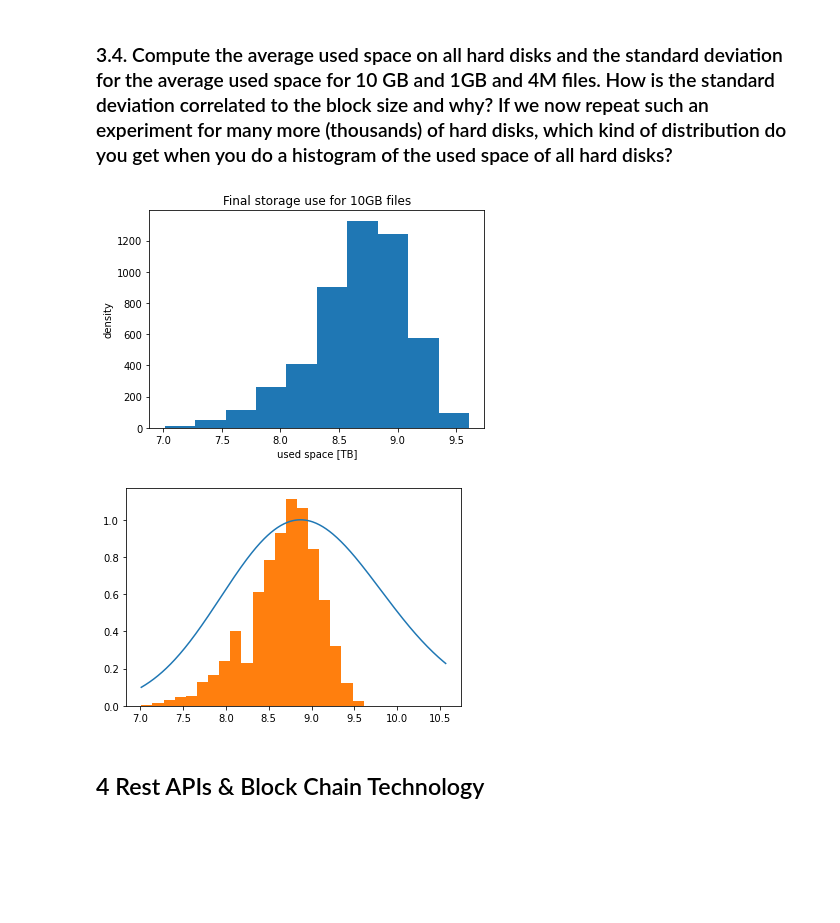
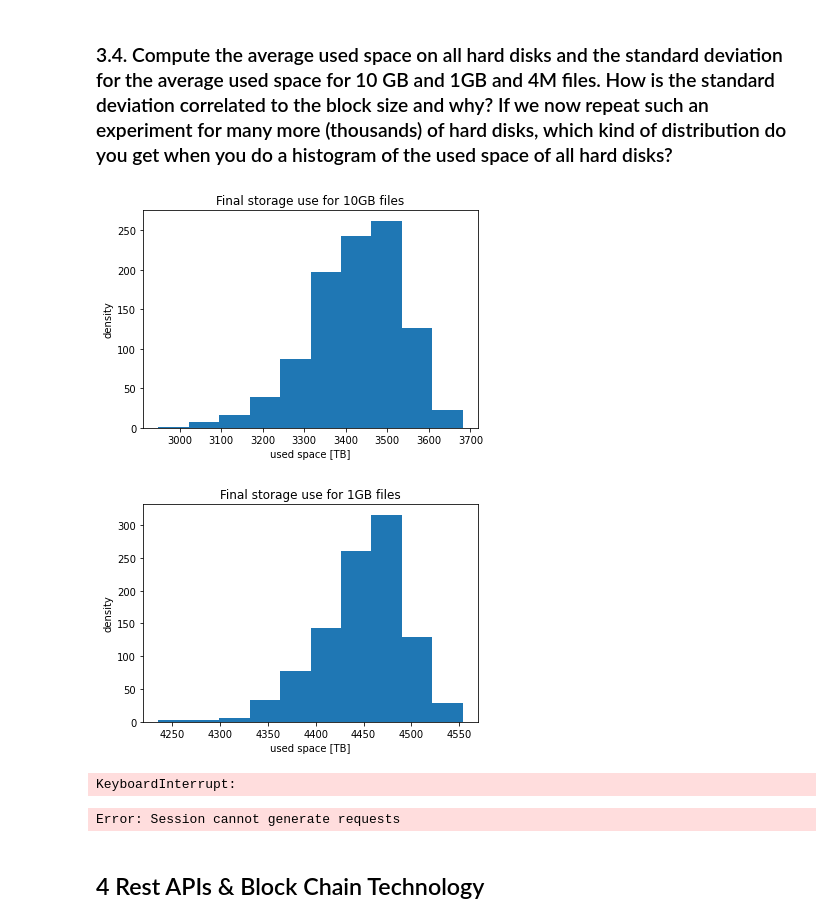
Before and after one commit to SaverioMonaco/MAPDAssignment, a Jupyter notebook: datamanagement.ipynb, the cells around one changed output. Drawn from its saved outputs; the diff is of its cells as text; code cells hidden in the pictures; blank space fills up the shorter version.

```diff
--- a/datamanagement.ipynb
+++ b/datamanagement.ipynb
@@ -332,7 +332,7 @@ def place_files(N_disks, disk_size, file_size, file_count = True):
         avg_new_files = (3*N_disks//4)*min_max_files
 
         # Generate an array for random placement of that many files
-        placings = choose(range(N_disks),avg_new_files)
+        placings = choose(range(N_disks),min(100000,avg_new_files))# Maybe set an upper bound for avg_new_files.
 
         # Count how many files will be added to each disk
         keys, counts = np.unique(placings, return_counts=True)
@@ -345,9 +345,9 @@ def place_files(N_disks, disk_size, file_size, file_count = True):
         while np.any(new_files > max_new_files):
             # by at least how many files?
             excess = new_files - max_new_files
-            excess = excess[excess<0].sum()
-            pl_ex = placings[excess:]
-            placings = placings[:excess]
+            excess = excess[excess>0].sum()
+            pl_ex = placings[-excess:]
+            placings = placings[:-excess]
             # Count how many files will be removed from each disk
             keys, counts = np.unique(pl_ex, return_counts=True)
             # Rebuild counts array, in case not all disks are present
@@ -448,30 +448,34 @@ plot_usage(disk_size,free_space)
 # %%
 # Using dask for simulation time purposes
 import dask as dk
 from scipy.stats import nbinom
 
-for file_size in [10*1024]:#,1024,4]:
+
+N_disks = 5000
+for file_size in [10*1024,1024,4]:
     simulate = lambda N: dk.delayed()(
         [dk.delayed(place_files)(N_disks,disk_size,file_size,file_count=False) for _ in range(N)]
         ).compute()
-    sims = np.array(simulate(5000))/1024/1024
+    sims = np.array(simulate(1000))/1024/1024
     avg = np.average(sims)
     std = np.std(sims)
     # Plotting histogram
     plt.hist(sims)
-    # Overimposing a negative binomialdistribution
-    #lb, ub = int(sims.min()), int(sims.max())
-    #s = np.arange(lb,ub)*1024*1024
-    #goal = int(disk_size/file_size)
-    #nbinom()
+   # Overimposing a negative binomialdistribution
+   #lb, ub = int(sims.min()), int(sims.max())
+   #s = np.arange(lb,ub)*1024*1024
+   #goal = int(disk_size/file_size)
+   #nbinom()
     unit = 'GB' if file_size >= 1024 else 'MB'
     norm = 1 if unit == 'MB' else 1024
     plt.title(f'Final storage use for {int(file_size/norm)}{unit} files')
     plt.xlabel('used space [TB]')
     plt.ylabel('density')
     plt.show()
 # %% [output]
-[figure, old version]
+[figure, new version]
+[figure, added]
+KeyboardInterrupt:
 # %%
 lb, ub = int(sims.min()*1024*1024/file_size), int(sims.max()*1024*1024/file_size)
 s = np.arange(lb,1.1*ub)
@@ -484,7 +488,7 @@ plt.plot(s*file_size/1024/1024,k*p)
 plt.hist(sims, bins = 20, density = True)
 plt.show()
 # %% [output]
-[figure, removed]
+Error: Session cannot generate requests
 # %% [markdown]
 ## 4 Rest APIs & Block Chain Technology
 # %% [markdown]
```
Also changed, not shown: parts of 7 cells of this notebook.
